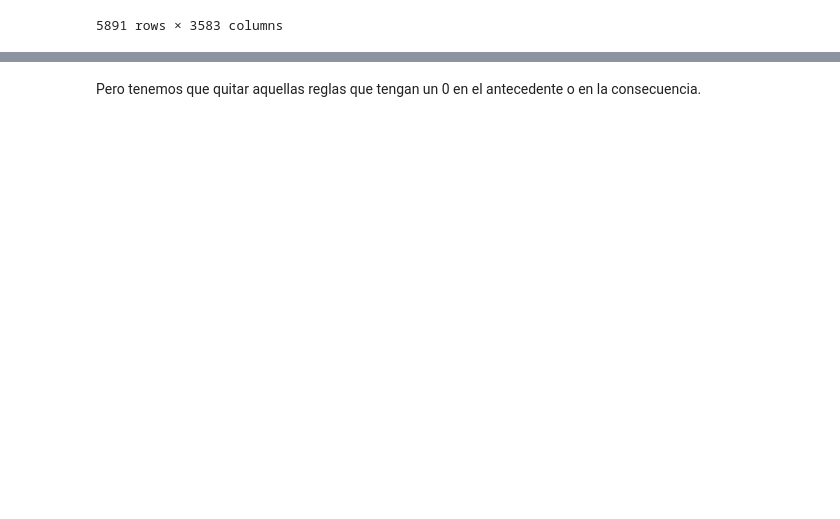
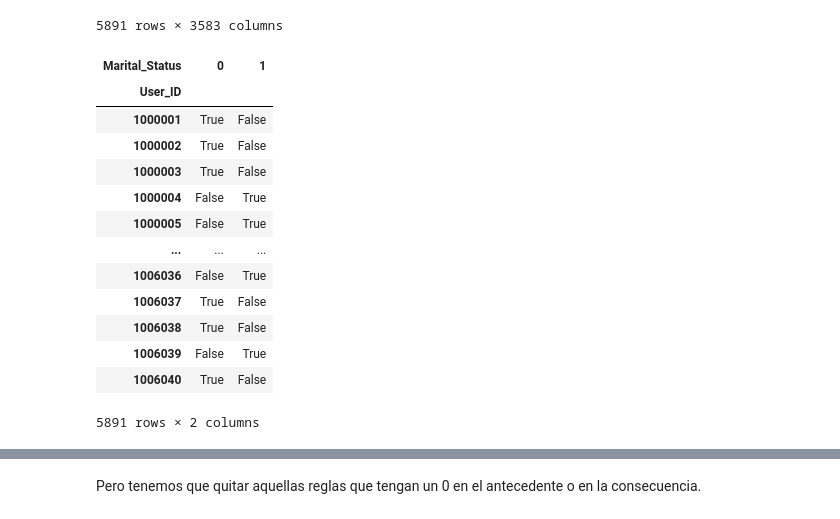
Before and after one commit to patriciamediavilla/L2, a Jupyter notebook: L2P1.ipynb, the cells around one changed output, grey strips where cells are left out. Saved outputs shown, nothing was run; the diff lists cells and outputs as text; code cells hidden in the pictures; blank space fills up the shorter version.

```diff
--- a/L2P1.ipynb
+++ b/L2P1.ipynb
@@ -291,3 +291,20 @@ data
 | 1006039 | False | False | False | False | False | False | False | False | False | ... |
 | 1006040 | False | False | False | False | False | False | False | False | False | ... |
 5891 rows × 3583 columns
+# %%
+df_Marital.value_counts()
+# %% [output]
+| Marital_Status | 0 | 1 |
+| User_ID |  |  |
+| 1000001 | True | False |
+| 1000002 | True | False |
+| 1000003 | True | False |
+| 1000004 | False | True |
+| 1000005 | False | True |
+| ... | ... | ... |
+| 1006036 | False | True |
+| 1006037 | True | False |
+| 1006038 | True | False |
+| 1006039 | False | True |
+| 1006040 | True | False |
+5891 rows × 2 columns
```
Also changed, not shown: parts of 15 cells of this notebook.
